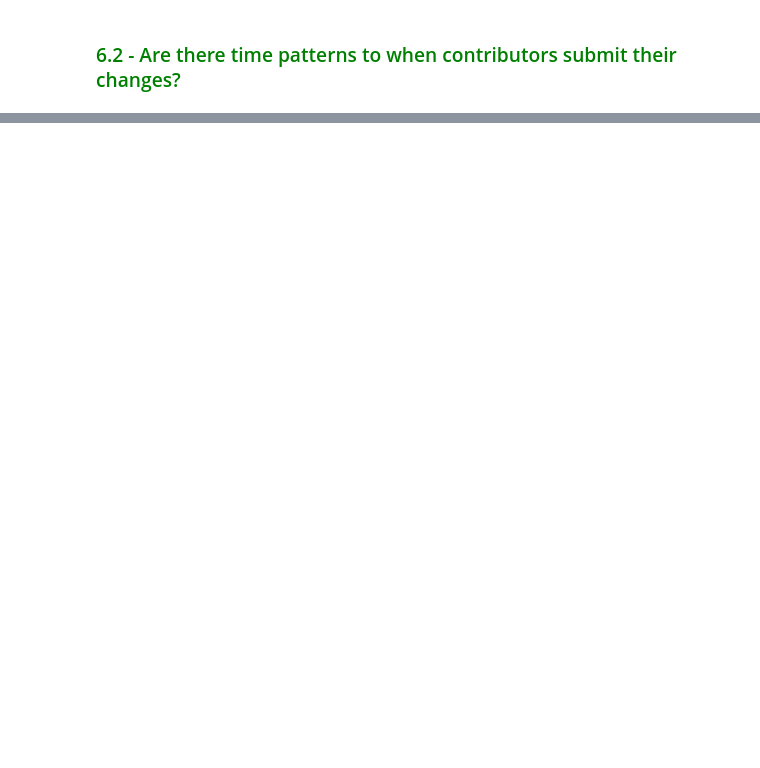
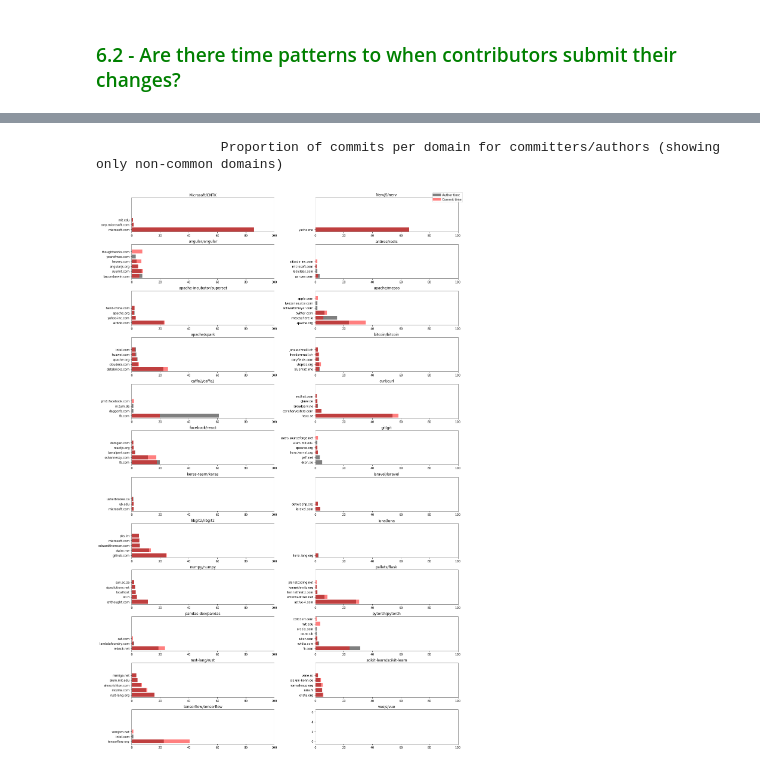
Before and after one commit to GermainZ/AppliedDataAnalysisProject, a Jupyter notebook: data_pipeline.ipynb, the cells around one changed output, grey strips where cells are left out. Saved outputs shown, nothing was run; the diff lists cells and outputs as text; code cells hidden in the pictures; blank space fills up the shorter version.

```diff
--- a/data_pipeline.ipynb
+++ b/data_pipeline.ipynb
@@ -1006,0 +1068,24 @@ proportion per committer
+# %%
+fig, ax = plt.subplots(12, 2)
+fig.set_size_inches(16, 26)
+ax = ax.flatten()
+
+print('\t\tProportion of commits per domain for committers/authors (showing only non-common domains)')
+fig.tight_layout(w_pad=10, h_pad=2)
+custom_lines = [Line2D([0], [0], color='k', alpha=0.5, lw=8), Line2D([0], [0], color='r', alpha=0.5, lw=8)]
+fig.legend(custom_lines, ['Author time', 'Commit time'])
+for i, project in enumerate(author_domain_prop.index.get_level_values('project').unique()):
+    df = pd.DataFrame(author_domain_prop[author_domain_prop.index.get_level_values('project') == project], columns=['prop']).reset_index()
+    df = df[df.prop > 1]
+    df = df.sort_values(by='prop', ascending=False).head(5)
+    ax[i].barh(df.author_domain, df.prop, alpha=0.5, color='k')
+    ax[i].set_ylim(-.5, 6.5)
+    ax[i].set_xlim(0, 100)
+    ax[i].set_title(project)
+    df = pd.DataFrame(committer_domain_prop[committer_domain_prop.index.get_level_values('project') == project], columns=['prop']).reset_index()
+    df = df[df.prop > 1]
+    df = df.sort_values(by='prop', ascending=False).head(5)
+    ax[i].barh(df.committer_domain, df.prop, alpha=0.5, color='r')
+# %% [output]
+                Proportion of commits per domain for committers/authors (showing only non-common domains)
+[figure, added]
```
Also changed, not shown: parts of 11 cells of this notebook.
